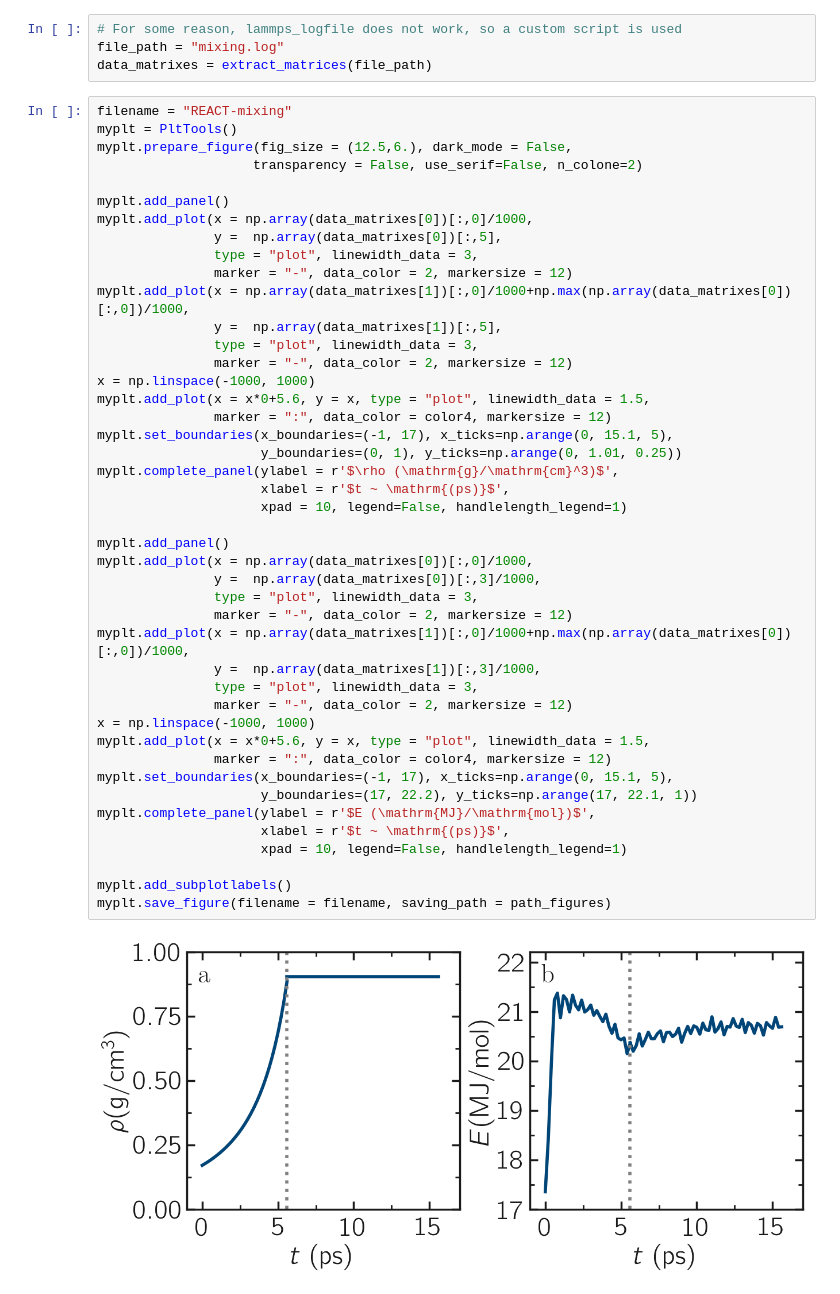
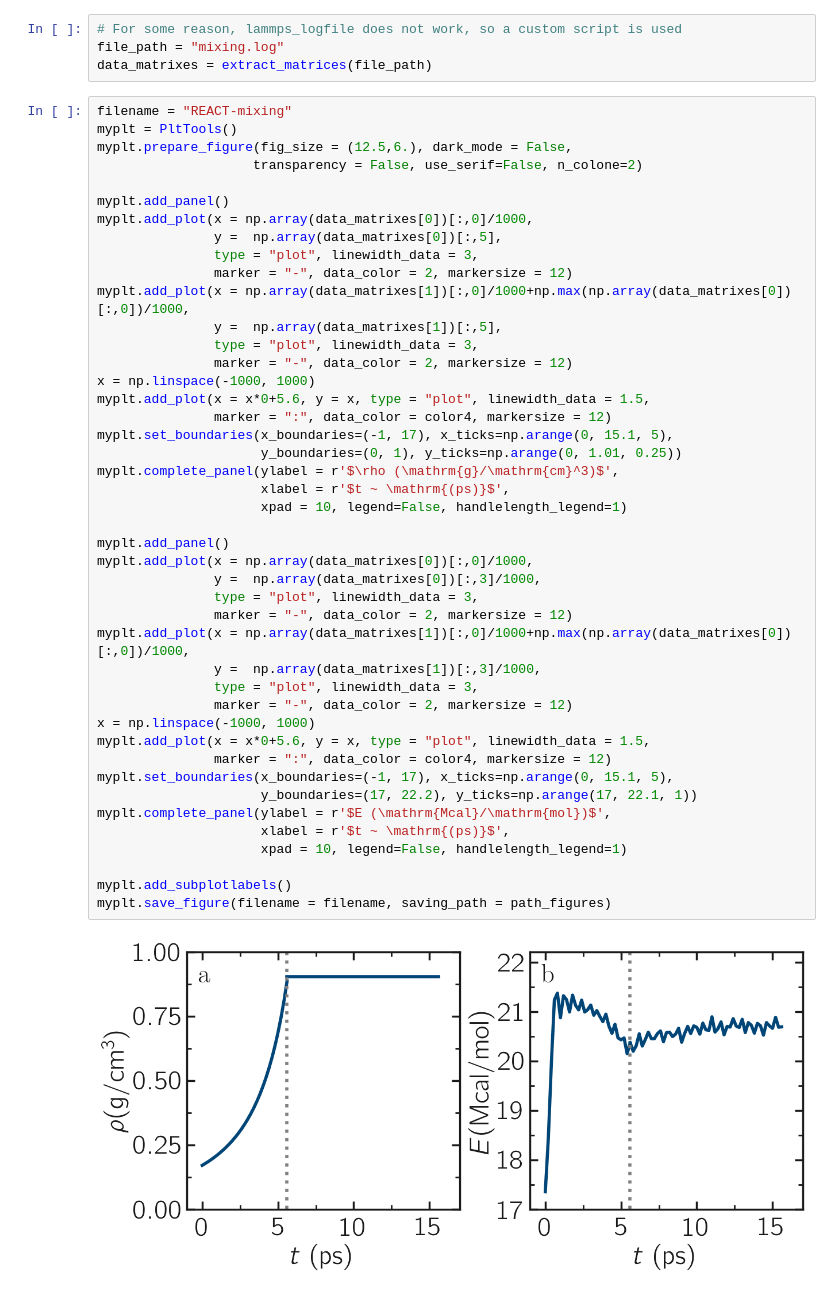
Before and after one commit to lammpstutorials/lammpstutorials-article, a Jupyter notebook: files/tutorial8/solution/mixing.ipynb, the cells around one changed output. Drawn from its saved outputs; the diff is of its cells as text.

```diff
--- a/files/tutorial8/solution/mixing.ipynb
+++ b/files/tutorial8/solution/mixing.ipynb
@@ -56,32 +56,32 @@ myplt.add_plot(x = np.array(data_matrixes[1])[:,0]/1000+np.max(np.array(data_mat
                marker = "-", data_color = 2, markersize = 12)
 x = np.linspace(-1000, 1000)
 myplt.add_plot(x = x*0+5.6, y = x, type = "plot", linewidth_data = 1.5,
                marker = ":", data_color = color4, markersize = 12)
 myplt.set_boundaries(x_boundaries=(-1, 17), x_ticks=np.arange(0, 15.1, 5),
                      y_boundaries=(0, 1), y_ticks=np.arange(0, 1.01, 0.25))
 myplt.complete_panel(ylabel = r'$\rho (\mathrm{g}/\mathrm{cm}^3)$',
                      xlabel = r'$t ~ \mathrm{(ps)}$',
                      xpad = 10, legend=False, handlelength_legend=1)
 
 myplt.add_panel()
 myplt.add_plot(x = np.array(data_matrixes[0])[:,0]/1000,
                y =  np.array(data_matrixes[0])[:,3]/1000,
                type = "plot", linewidth_data = 3,
                marker = "-", data_color = 2, markersize = 12)
 myplt.add_plot(x = np.array(data_matrixes[1])[:,0]/1000+np.max(np.array(data_matrixes[0])[:,0])/1000,
                y =  np.array(data_matrixes[1])[:,3]/1000,
                type = "plot", linewidth_data = 3,
                marker = "-", data_color = 2, markersize = 12)
 x = np.linspace(-1000, 1000)
 myplt.add_plot(x = x*0+5.6, y = x, type = "plot", linewidth_data = 1.5,
                marker = ":", data_color = color4, markersize = 12)
 myplt.set_boundaries(x_boundaries=(-1, 17), x_ticks=np.arange(0, 15.1, 5),
                      y_boundaries=(17, 22.2), y_ticks=np.arange(17, 22.1, 1))
-myplt.complete_panel(ylabel = r'$E (\mathrm{MJ}/\mathrm{mol})$',
+myplt.complete_panel(ylabel = r'$E (\mathrm{Mcal}/\mathrm{mol})$',
                      xlabel = r'$t ~ \mathrm{(ps)}$',
                      xpad = 10, legend=False, handlelength_legend=1)
 
 myplt.add_subplotlabels()
 myplt.save_figure(filename = filename, saving_path = path_figures)
 # %% [output]
-[figure, old version]
+[figure, new version]
```
Also changed, not shown: parts of 1 cell of this notebook, 3 other files.
